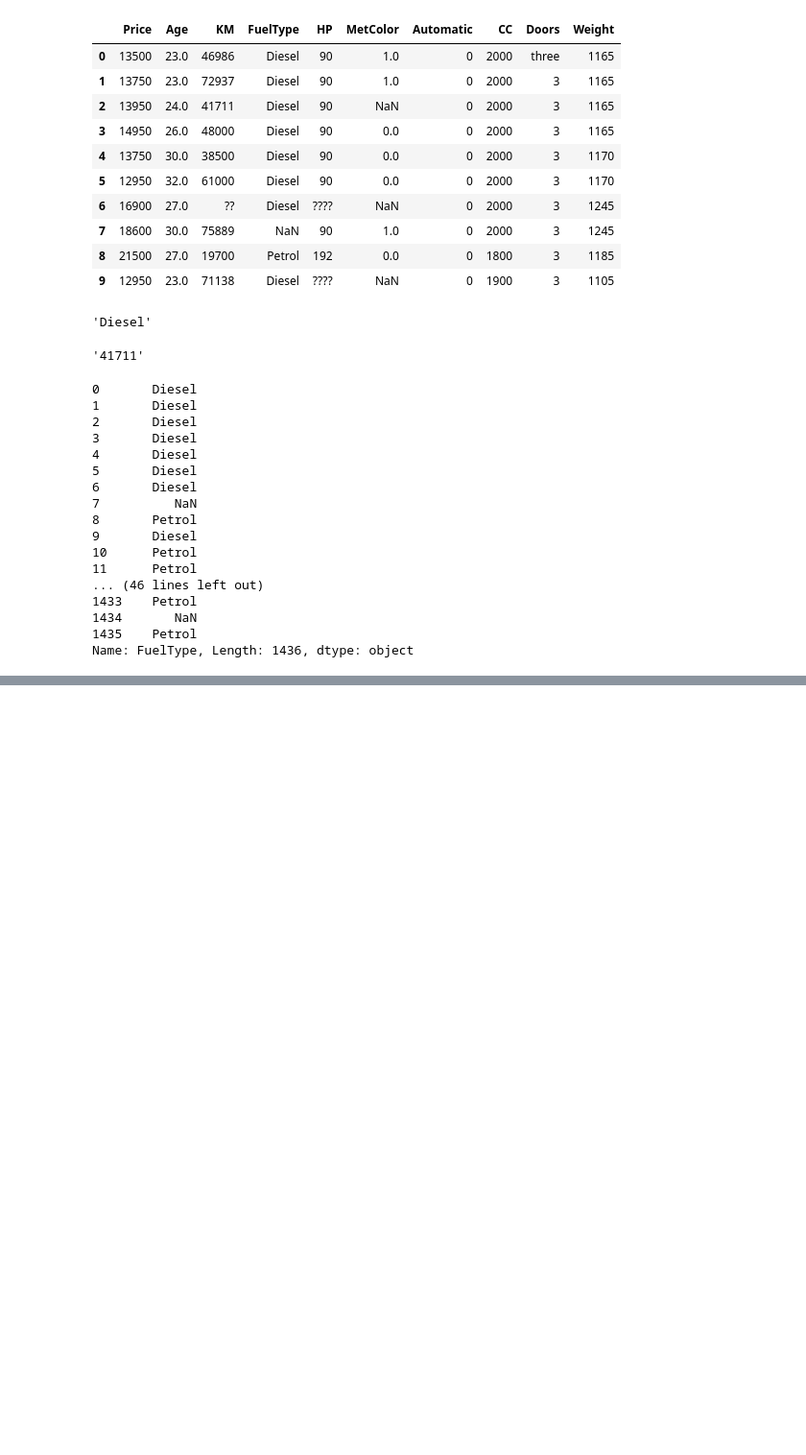
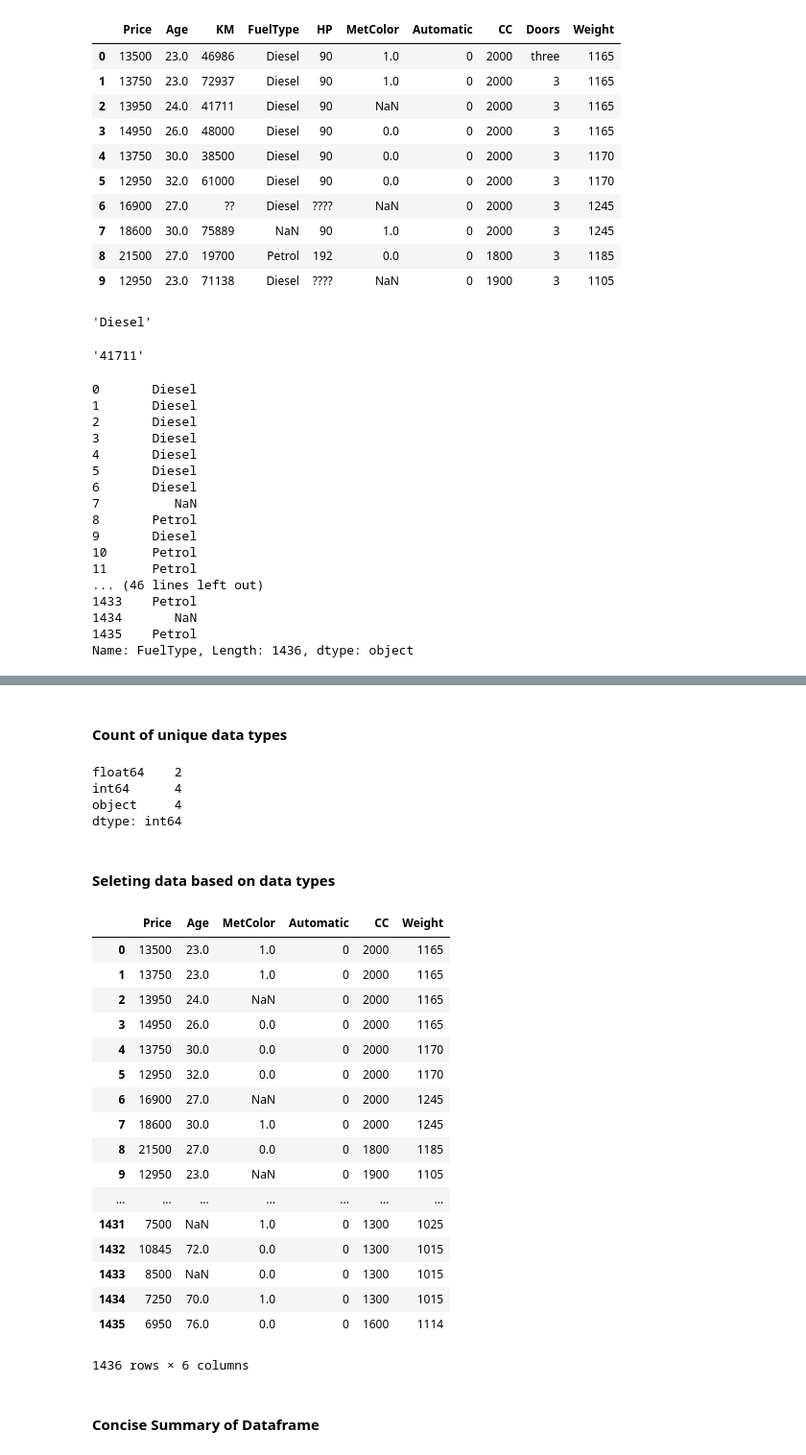
Before and after one commit to gshanbhag525/Programming-Knowledge-, a Jupyter notebook: Pandas Tutorial.ipynb, the cells around one changed output, grey strips where cells are left out. Shown: that part at 96% size. Drawn from its saved outputs; the diff is of its cells as text; code cells hidden in the pictures; blank space fills up the shorter version.

```diff
--- a/Pandas Tutorial.ipynb
+++ b/Pandas Tutorial.ipynb
@@ -209,0 +232,34 @@ cars_data1
+# %% [markdown]
+#### Count of unique data types
+# %%
+cars_data1.get_dtype_counts()
+# %% [output]
+float64    2
+int64      4
+object     4
+dtype: int64
+# %% [markdown]
+#### Seleting data based on data types
+# %%
+cars_data1.select_dtypes(include=[], exclude=[object])
+# %% [output]
+|  | Price | Age | MetColor | Automatic | CC | Weight |
+| 0 | 13500 | 23.0 | 1.0 | 0 | 2000 | 1165 |
+| 1 | 13750 | 23.0 | 1.0 | 0 | 2000 | 1165 |
+| 2 | 13950 | 24.0 | NaN | 0 | 2000 | 1165 |
+| 3 | 14950 | 26.0 | 0.0 | 0 | 2000 | 1165 |
+| 4 | 13750 | 30.0 | 0.0 | 0 | 2000 | 1170 |
+| 5 | 12950 | 32.0 | 0.0 | 0 | 2000 | 1170 |
+| 6 | 16900 | 27.0 | NaN | 0 | 2000 | 1245 |
+| 7 | 18600 | 30.0 | 1.0 | 0 | 2000 | 1245 |
+| 8 | 21500 | 27.0 | 0.0 | 0 | 1800 | 1185 |
+| 9 | 12950 | 23.0 | NaN | 0 | 1900 | 1105 |
+| ... | ... | ... | ... | ... | ... | ... |
+| 1431 | 7500 | NaN | 1.0 | 0 | 1300 | 1025 |
+| 1432 | 10845 | 72.0 | 0.0 | 0 | 1300 | 1015 |
+| 1433 | 8500 | NaN | 0.0 | 0 | 1300 | 1015 |
+| 1434 | 7250 | 70.0 | 1.0 | 0 | 1300 | 1015 |
+| 1435 | 6950 | 76.0 | 0.0 | 0 | 1600 | 1114 |
+1436 rows × 6 columns
+# %% [markdown]
+#### Concise Summary of Dataframe
```
Also changed, not shown: parts of 59 cells of this notebook.
